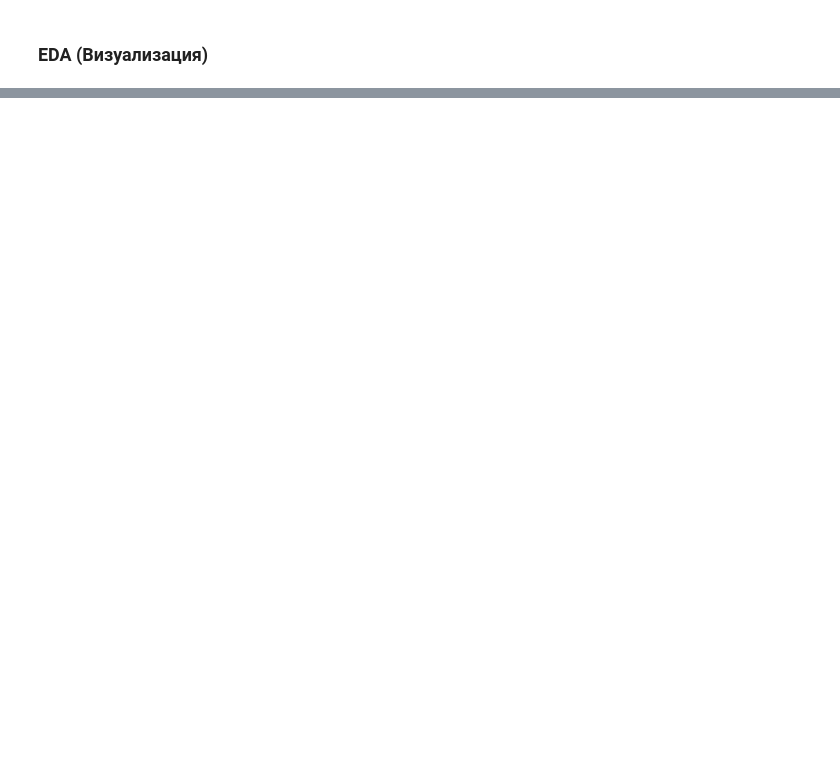
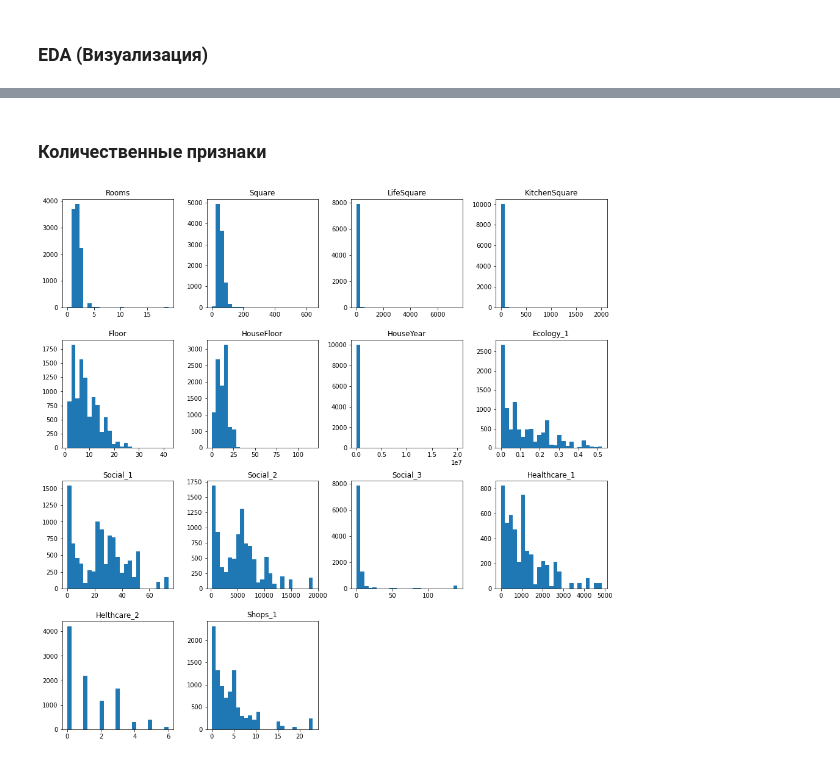
Before and after one commit to helain/DataScience, a Jupyter notebook: KlimochkinMS_solution.ipynb, the cells around one changed output, grey strips where cells are left out. Drawn from its saved outputs; the diff is of its cells as text; code cells hidden in the pictures; blank space fills up the shorter version.

```diff
--- a/KlimochkinMS_solution.ipynb
+++ b/KlimochkinMS_solution.ipynb
@@ -186,0 +196,4 @@ memory usage: 1.5+ MB
+# %%
+train_df_num_features = train_df.select_dtypes(include=['float64', 'float32', 'float16', 'int8', 'int16', 'int32'])
+train_df_num_features.drop('Price', axis=1, inplace=True)
+train_df_num_features
@@ -186,0 +214,6 @@ memory usage: 1.5+ MB
+# %% [markdown]
+### Количественные признаки
+# %%
+train_df_num_features.hist(figsize=(16,16), bins=25, grid=False);
+# %% [output]
+[figure, added]
```
Also changed, not shown: parts of 37 cells of this notebook.
